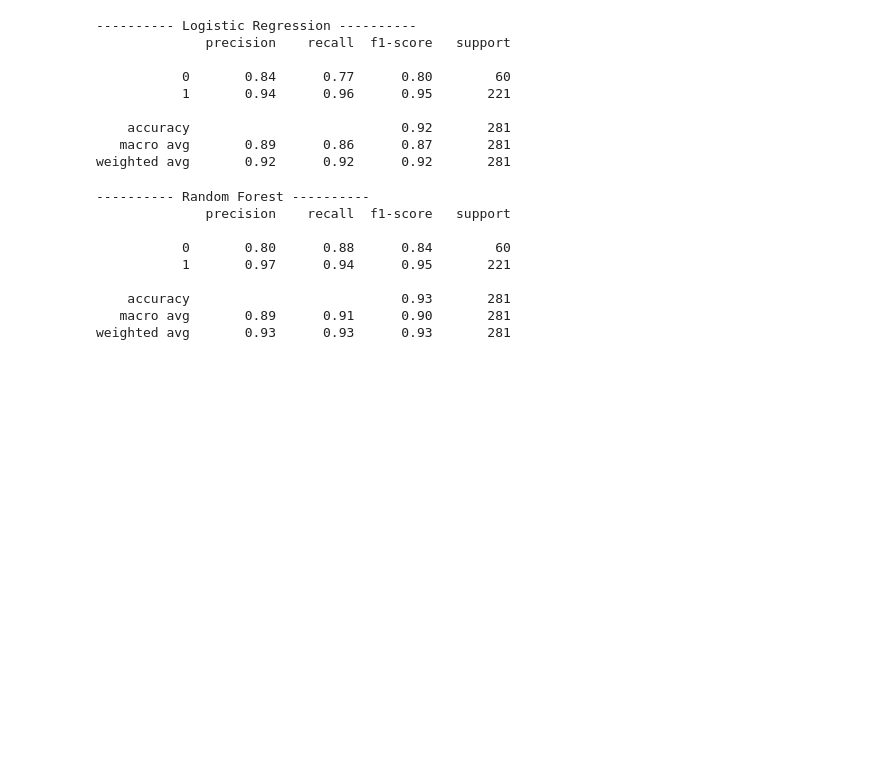
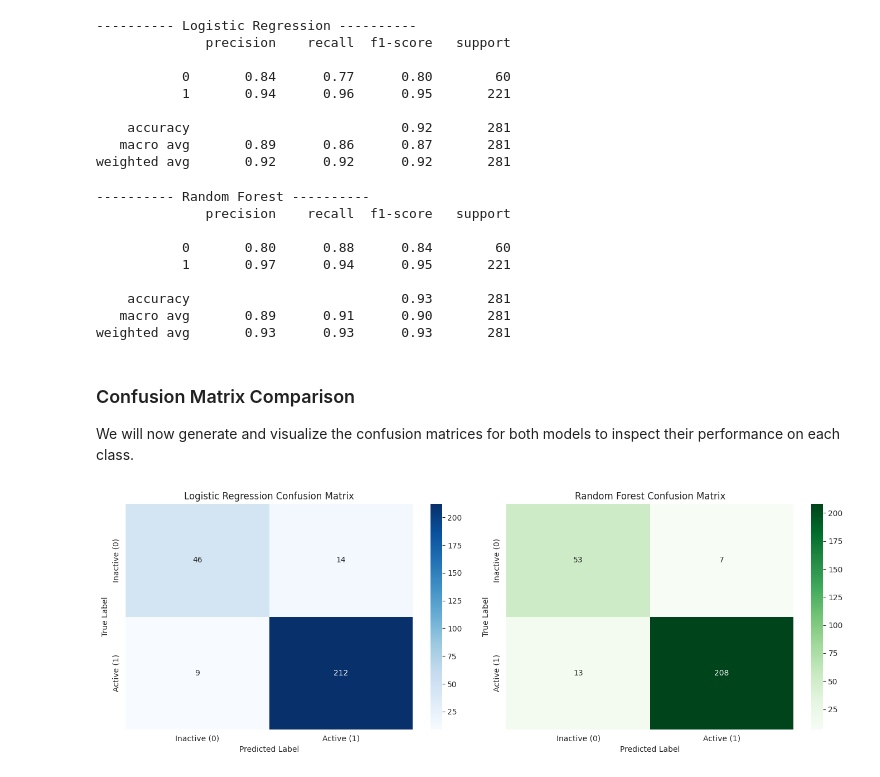
Before and after one commit to sonidhruvverma-cyber/AI-driven-drug-target-interaction-, a Jupyter notebook: model_traning.ipynb, the cells around one changed output. Saved outputs shown, nothing was run; the diff lists cells and outputs as text; code cells hidden in the pictures; blank space fills up the shorter version.

```diff
--- a/model_traning.ipynb
+++ b/model_traning.ipynb
@@ -399,3 +399,39 @@ print(classification_report(y_test, rf_prediction))
     accuracy                           0.93       281
    macro avg       0.89      0.91      0.90       281
 weighted avg       0.93      0.93      0.93       281
+# %% [markdown]
+### Confusion Matrix Comparison
+We will now generate and visualize the confusion matrices for both models to inspect their performance on each class.
+# %%
+import matplotlib.pyplot as plt
+import seaborn as sns
+from sklearn.metrics import confusion_matrix
+
+# Compute confusion matrices
+cm_logistic = confusion_matrix(y_test, logistic_prediction)
+cm_rf = confusion_matrix(y_test, rf_prediction)
+
+# Plot both confusion matrices side-by-side
+fig, axes = plt.subplots(1, 2, figsize=(14, 5))
+
+# Logistic Regression Confusion Matrix
+sns.heatmap(cm_logistic, annot=True, fmt="d", cmap="Blues", ax=axes[0],
+            xticklabels=["Inactive (0)", "Active (1)"],
+            yticklabels=["Inactive (0)", "Active (1)"])
+axes[0].set_title("Logistic Regression Confusion Matrix")
+axes[0].set_xlabel("Predicted Label")
+axes[0].set_ylabel("True Label")
+
+# Random Forest Confusion Matrix
+sns.heatmap(cm_rf, annot=True, fmt="d", cmap="Greens", ax=axes[1],
+            xticklabels=["Inactive (0)", "Active (1)"],
+            yticklabels=["Inactive (0)", "Active (1)"])
+axes[1].set_title("Random Forest Confusion Matrix")
+axes[1].set_xlabel("Predicted Label")
+axes[1].set_ylabel("True Label")
+
+plt.tight_layout()
+plt.savefig("model_confusion_matrices.png", dpi=300)
+plt.show()
+# %% [output]
+[figure, added]
```
